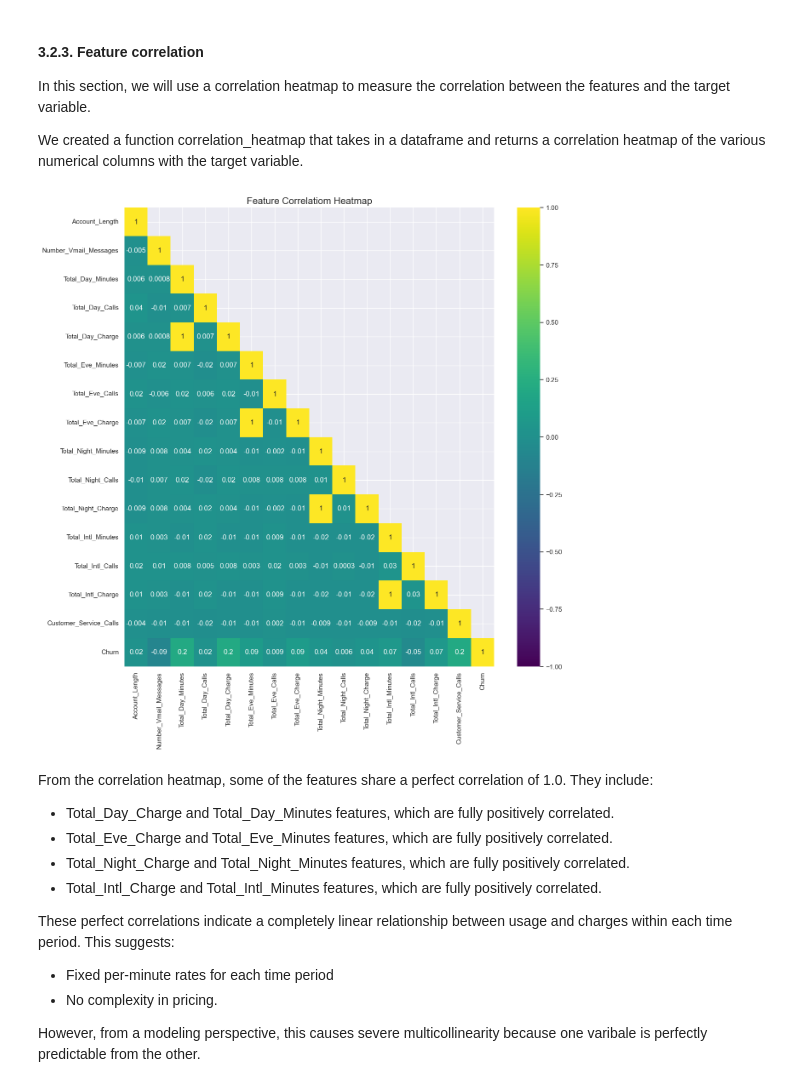
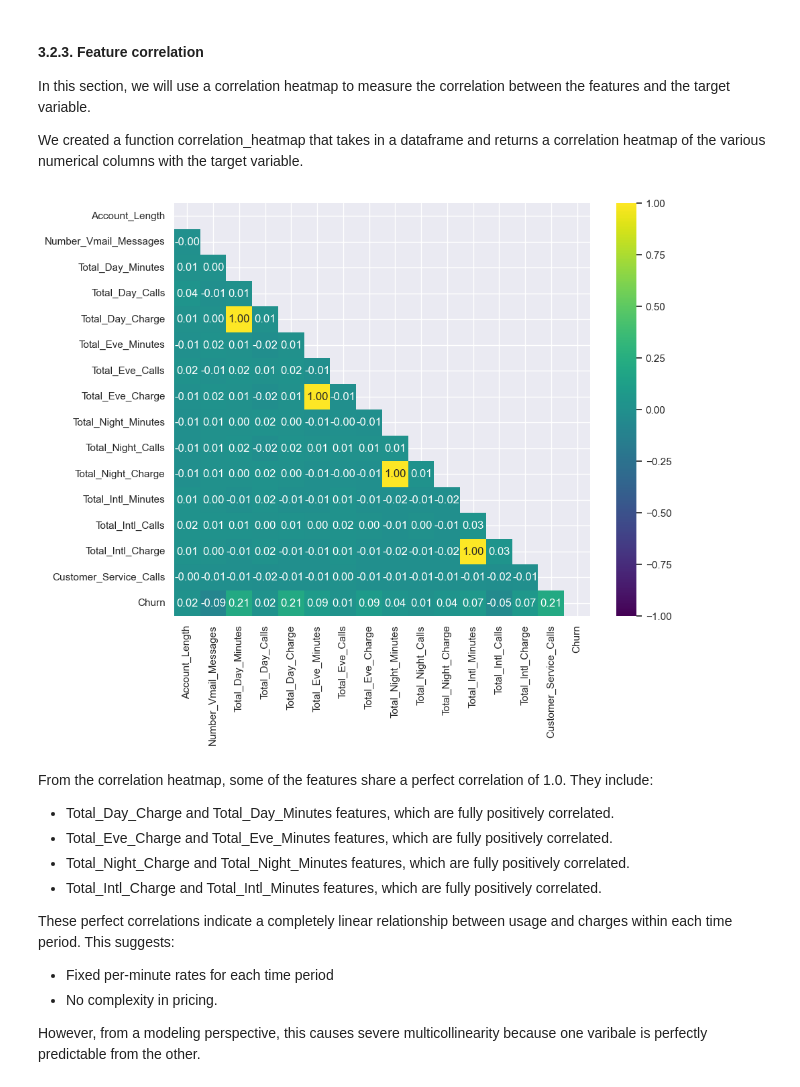
Before and after one commit to Mangelepa/Group5-phase3-project, a Jupyter notebook: phase3 project.ipynb, the cells around one changed output. Cells and saved outputs as stored; diff of their text form; code cells hidden in the pictures.

```diff
--- a/phase3 project.ipynb
+++ b/phase3 project.ipynb
@@ -573,14 +573,29 @@ Based on this analysis, customers with very low international charges (< 1.0) ra
 In this section, we will use a correlation heatmap to measure the correlation between the features and the target variable.
 
 We created a function correlation_heatmap that takes in a dataframe and returns a correlation heatmap of the various numerical columns with the target variable.
-# %%
-# import the function fro utility.py
-from utility import correlation_heatmap
-
-# pass in the dataframe
-correlation_heatmap(churn_df)
-# %% [output]
-[figure, removed]
+# %%
+# import the function fro utility.py
+from utility import correlation_heatmap
+
+corr_matrix = churn_df.corr(numeric_only=True)
+
+# create a mask for the upper triangle
+mask = np.triu(np.ones_like(corr_matrix, dtype=bool))
+
+# plot the heatmap
+plt.figure(figsize=(10, 8))
+sns.heatmap(
+    corr_matrix,
+    mask=mask,
+    cmap="viridis",
+    annot=True,
+    fmt=".2f",
+    vmin=-1,
+    vmax=1
+)
+plt.show()
+# %% [output]
+[figure, added]
 # %% [markdown]
 From the correlation heatmap, some of the features share a perfect correlation of 1.0. They include:
 
```
Also changed, not shown: parts of 47 cells of this notebook, 1 other file.
